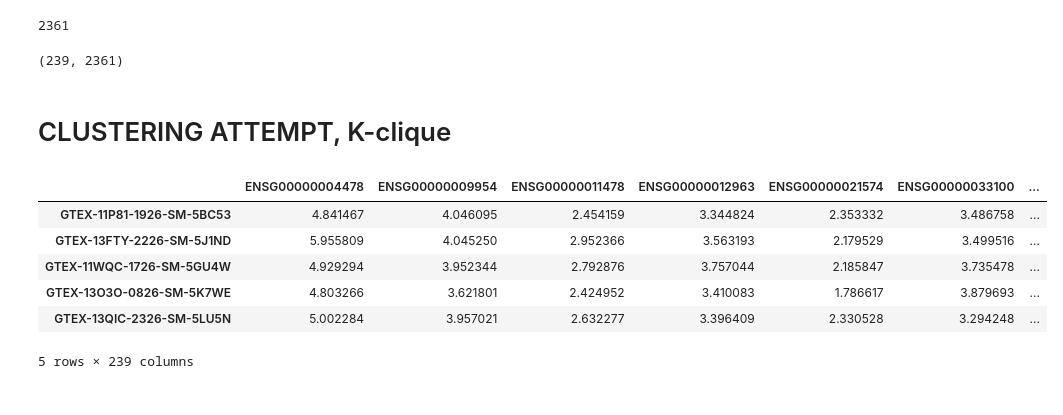
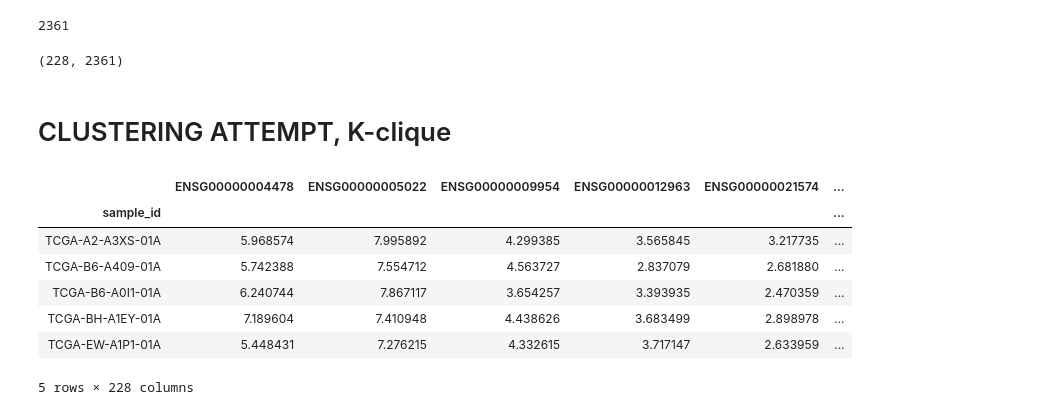
Before and after one commit to alexwdong/CancerInformatics, a Jupyter notebook: gene_selection.ipynb, the cells around one changed output. Cells and saved outputs as stored; diff of their text form; code cells hidden in the pictures.

```diff
--- a/gene_selection.ipynb
+++ b/gene_selection.ipynb
@@ -19,14 +19,14 @@ pd.set_option('display.max_rows', None)
 ###  Note that the loaded data has already been log_2(x+1) transformed from the raw values
 # %%
 # Read in new data
-filepath_new = 'ClinicalFiles/mmc1-tony.xlsx'
+filepath_new = '../mmc1-tony.xlsx'
 data_new = pd.read_excel(filepath_new,index_col=0)
 # %%
 data_BRCA_lung = create_dataset(cancer_type = 'BRCA',
                                 new_tumor_event_site = 'Lung',
                                 data_new = data_new,
-                                filepath_ge = 'TCGAFiles/BRCA/TCGA-BRCA.htseq_fpkm.tsv',
-                                filepath_ph = 'TCGAFiles/BRCA/TCGA-BRCA.GDC_phenotype.tsv')
+                                filepath_ge = '../BRCA/TCGA-BRCA.htseq_fpkm.tsv',
+                                filepath_ph = '../BRCA/TCGA-BRCA.GDC_phenotype.tsv')
 # %%
 data_BRCA_lung
 # %% [output]
@@ -57,7 +57,7 @@ col_trunc_df = pd.DataFrame(col_trunc_list)
 col_trunc_df = pd.concat([col_trunc_df,pd.DataFrame(data_BRCA_lung.columns[:-4])],axis=1)
 col_trunc_df.columns = ['ensembl_gene_id','og_index']
 # %%
-names_df = pd.read_csv('ensembl_index.csv',index_col = 0)
+names_df = pd.read_csv('../ensembl_index.csv',index_col = 0)
 final_names = pd.merge(names_df,col_trunc_df)
 # %%
 gene_list = final_names.og_index.tolist()
@@ -177,7 +177,7 @@ BRCA_lung_trunc_df.columns = breast_genes_c_trunc
 # Differential Gene Expression Analysis
 # %%
 # Read in healthy origin site data (breast in this case)
-healthy_breast_df = pd.read_csv('breast_gene_exp_healthy.csv',index_col=0)
+healthy_breast_df = pd.read_csv('../breast_ge_healthy.csv',index_col=0)
 healthy_breast_df = healthy_breast_df.set_index('sample').T
 # %%
 def rescale_log(x):
@@ -229,7 +229,7 @@ for gene in breast_genes_c_trunc:
 # %%
 len(gene_list), len(breast_genes_c_trunc)
 # %% [output]
-(239, 2361)
+(228, 2361)
 # %% [markdown]
 # CLUSTERING ATTEMPT, K-clique
 # %%
@@ -241,11 +244,12 @@ gene_index = healthy_breast_trunc_df.columns
 # %%
-healthy_breast_signif.head()
+BRCA_lung_subset_df.head()
 # %% [output]
-|  | ENSG00000004478 | ENSG00000009954 | ENSG00000011478 | ENSG00000012963 | ENSG00000021574 | ENSG00000033100 | ... |
-| GTEX-11P81-1926-SM-5BC53 | 4.841467 | 4.046095 | 2.454159 | 3.344824 | 2.353332 | 3.486758 | ... |
-| GTEX-13FTY-2226-SM-5J1ND | 5.955809 | 4.045250 | 2.952366 | 3.563193 | 2.179529 | 3.499516 | ... |
-| GTEX-11WQC-1726-SM-5GU4W | 4.929294 | 3.952344 | 2.792876 | 3.757044 | 2.185847 | 3.735478 | ... |
-| GTEX-13O3O-0826-SM-5K7WE | 4.803266 | 3.621801 | 2.424952 | 3.410083 | 1.786617 | 3.879693 | ... |
-| GTEX-13QIC-2326-SM-5LU5N | 5.002284 | 3.957021 | 2.632277 | 3.396409 | 2.330528 | 3.294248 | ... |
+|  | ENSG00000004478 | ENSG00000005022 | ENSG00000009954 | ENSG00000012963 | ENSG00000021574 | ... |
+| sample_id |  |  |  |  |  | ... |
+| TCGA-A2-A3XS-01A | 5.968574 | 7.995892 | 4.299385 | 3.565845 | 3.217735 | ... |
+| TCGA-B6-A409-01A | 5.742388 | 7.554712 | 4.563727 | 2.837079 | 2.681880 | ... |
+| TCGA-B6-A0I1-01A | 6.240744 | 7.867117 | 3.654257 | 3.393935 | 2.470359 | ... |
+| TCGA-BH-A1EY-01A | 7.189604 | 7.410948 | 4.438626 | 3.683499 | 2.898978 | ... |
+| TCGA-EW-A1P1-01A | 5.448431 | 7.276215 | 4.332615 | 3.717147 | 2.633959 | ... |
-5 rows × 239 columns
+5 rows × 228 columns
 # %%
```
Also changed, not shown: parts of 24 cells of this notebook.
